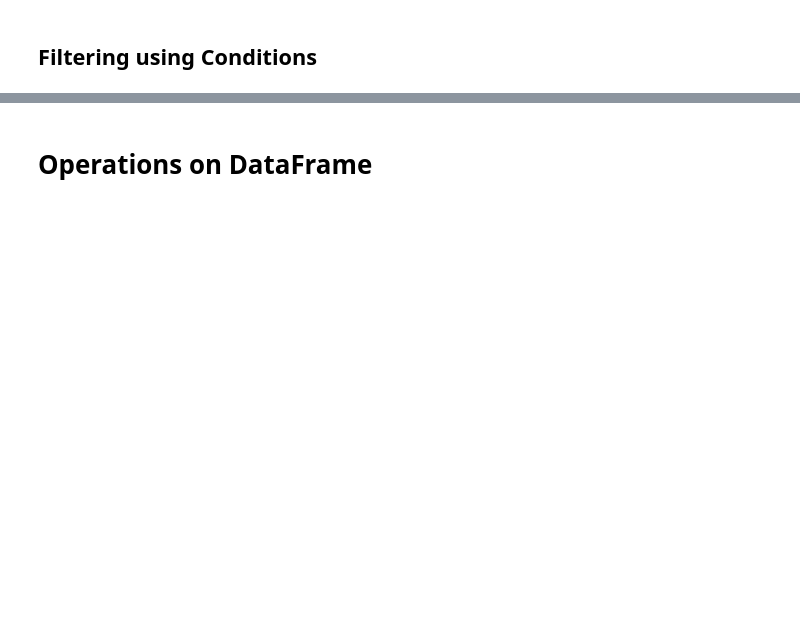
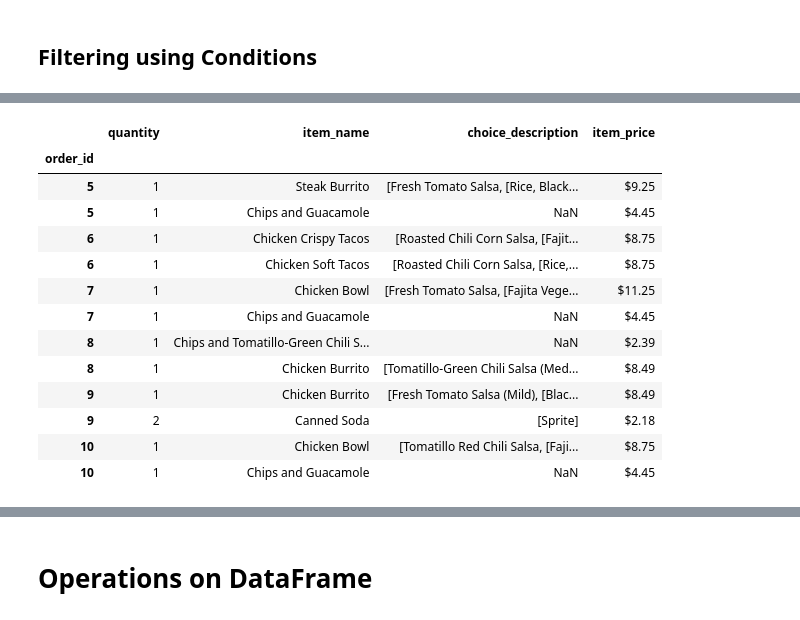
Before and after one commit to chetanadhikary/pythonLearning, a Jupyter notebook: week_5/pandas_tutorial.ipynb, the cells around one changed output, grey strips where cells are left out. Cells and saved outputs as stored; diff of their text form; code cells hidden in the pictures; blank space fills up the shorter version.

```diff
--- a/week_5/pandas_tutorial.ipynb
+++ b/week_5/pandas_tutorial.ipynb
@@ -466,2 +564,4 @@ df[['quantity','item_price']]
 # %% [markdown]
 ## Filtering using Conditions
+# %%
+df = df_chipo
@@ -467,0 +584,17 @@ df[['quantity','item_price']]
+# %%
+df.loc[5:10]
+# %% [output]
+|  | quantity | item_name | choice_description | item_price |
+| order_id |  |  |  |  |
+| 5 | 1 | Steak Burrito | [Fresh Tomato Salsa, [Rice, Black... | $9.25 |
+| 5 | 1 | Chips and Guacamole | NaN | $4.45 |
+| 6 | 1 | Chicken Crispy Tacos | [Roasted Chili Corn Salsa, [Fajit... | $8.75 |
+| 6 | 1 | Chicken Soft Tacos | [Roasted Chili Corn Salsa, [Rice,... | $8.75 |
+| 7 | 1 | Chicken Bowl | [Fresh Tomato Salsa, [Fajita Vege... | $11.25 |
+| 7 | 1 | Chips and Guacamole | NaN | $4.45 |
+| 8 | 1 | Chips and Tomatillo-Green Chili S... | NaN | $2.39 |
+| 8 | 1 | Chicken Burrito | [Tomatillo-Green Chili Salsa (Med... | $8.49 |
+| 9 | 1 | Chicken Burrito | [Fresh Tomato Salsa (Mild), [Blac... | $8.49 |
+| 9 | 2 | Canned Soda | [Sprite] | $2.18 |
+| 10 | 1 | Chicken Bowl | [Tomatillo Red Chili Salsa, [Faji... | $8.75 |
+| 10 | 1 | Chips and Guacamole | NaN | $4.45 |
```
Also changed, not shown: parts of 59 cells of this notebook, 1 other file.
